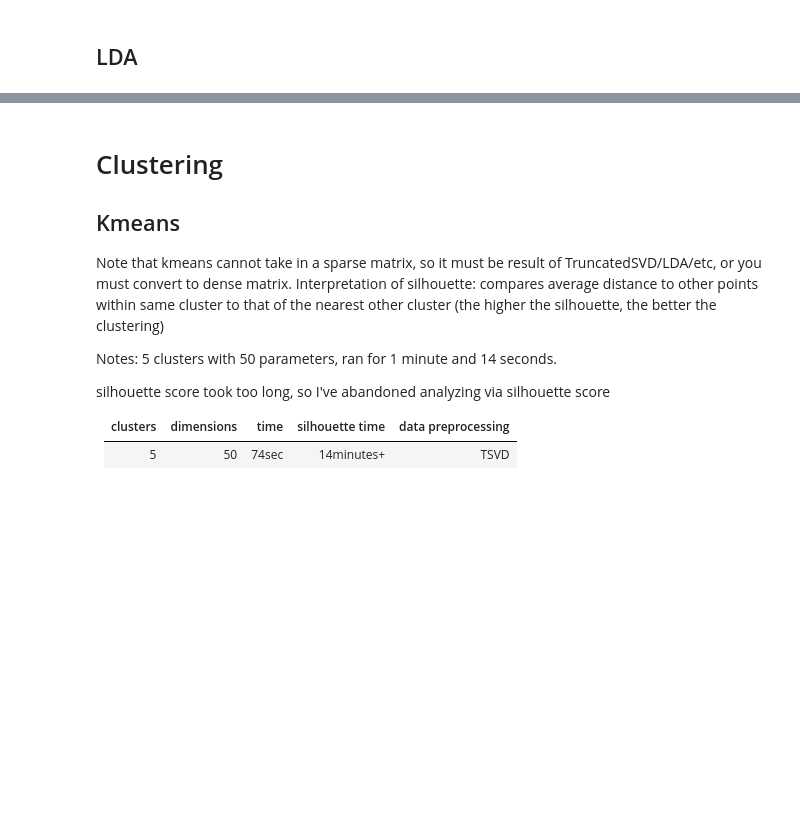
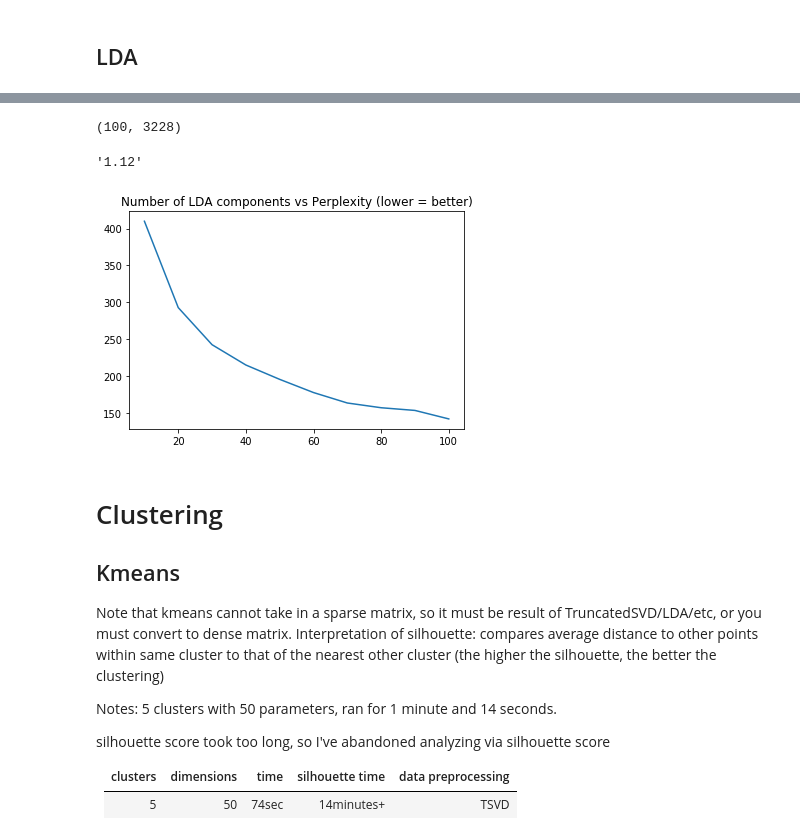
Before and after one commit to CyrusDioun/Jimmy_ML_sandbox, a Jupyter notebook: data_prep.ipynb, the cells around one changed output, grey strips where cells are left out. Drawn from its saved outputs; the diff is of its cells as text; code cells hidden in the pictures; blank space fills up the shorter version.

```diff
--- a/data_prep.ipynb
+++ b/data_prep.ipynb
@@ -228,9 +272,20 @@ tsvd_bow_npy = np.load('datasets/tsvd_bow.npy')
 # %%
+# took 1m28s
 from sklearn.decomposition import LatentDirichletAllocation as LDA
 from sklearn.model_selection import GridSearchCV
-search_params = {'n_components': [10, 15, 20, 25, 30]}
+# search_params = {'n_components': [10, 15, 20, 25, 30]}
+n_components = [10, 20, 30, 40, 50, 60, 70, 80, 90, 100]
+lda_lst = [None for x in range(len(n_components))]
+perplexity = [None for x in range(len(n_components))]
 
-lda = LDA(n_components = 10)
-lda_bow = lda.fit_transform(vec_desc[:10000])
+lda_data = vec_desc[:10000]
+
+for idx, n_c in enumerate(n_components):
+    print(idx)
+    lda = LDA(n_components = n_c)
+    lda_lst[idx] = lda
+    lda_bow = lda.fit_transform(lda_data) # TO-DO: need to randomize
+    perplexity[idx] = lda.perplexity(lda_data)
+print(perplexity)
 # model = GridSearchCV(lda, param_grid = search_params)
 # model.fit(vec_desc)
@@ -239,0 +304,8 @@ lda_tfid = lda.fit_transform(tfid_desc)
+# %%
+lda_lst[-1].components_.shape
+# %% [output]
+(100, 3228)
+# %%
+'{0:.2f}'.format(1.1234)
+# %% [output]
+'1.12'
@@ -239,0 +327,6 @@ lda_tfid = lda.fit_transform(tfid_desc)
+# %%
+plt.title("Number of LDA components vs Perplexity (lower = better)")
+plt.plot(n_components, perplexity)
+plt.show()
+# %% [output]
+[figure, added]
```
Also changed, not shown: parts of 35 cells of this notebook.
